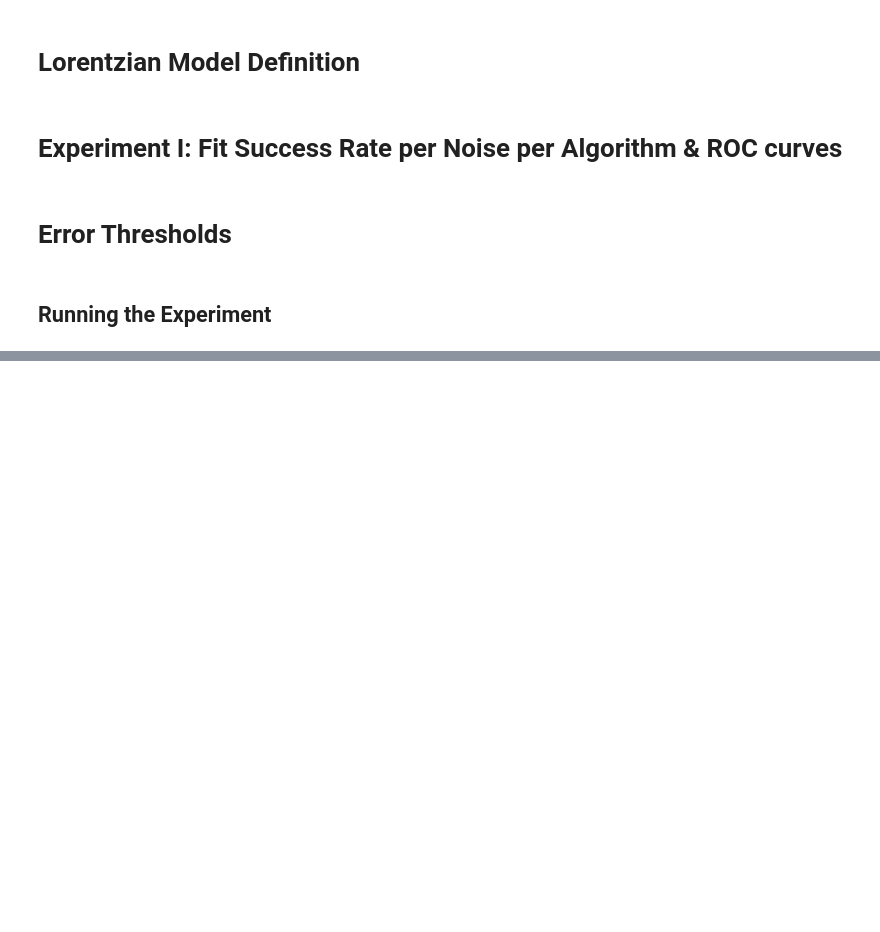
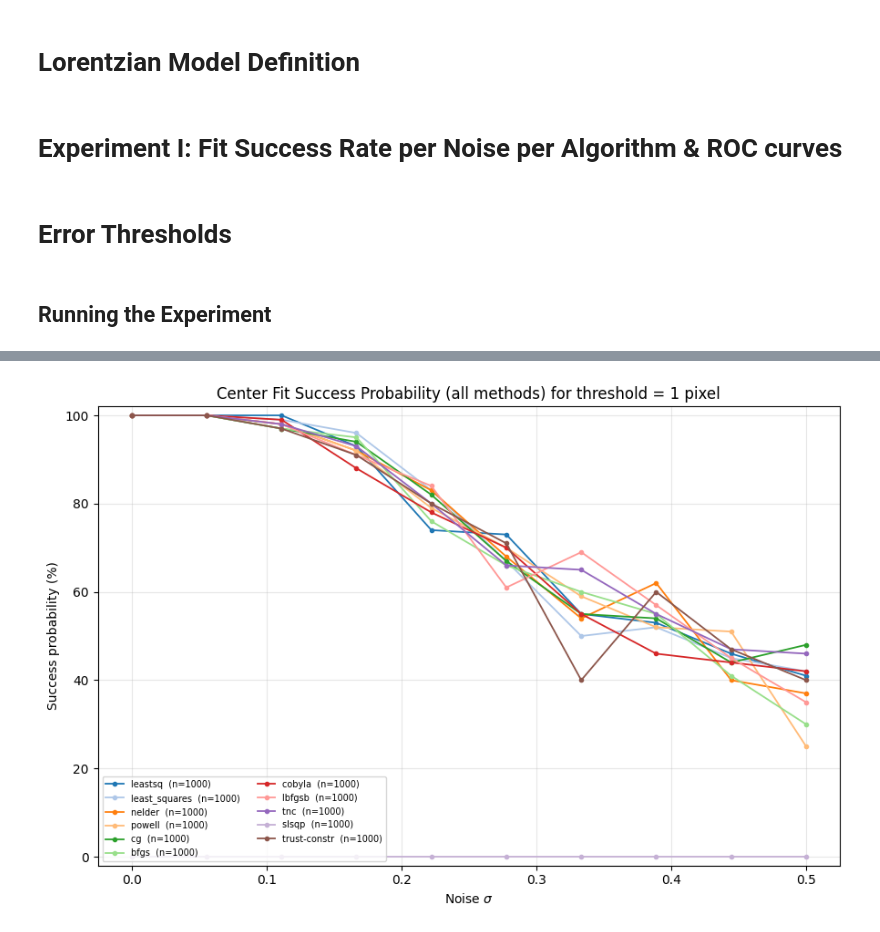
Before and after one commit to SauloSamps/Raman-Fitting-Pipeline, a Jupyter notebook: code/labs/Experiments_Fitting_Tolerances.ipynb, the cells around one changed output, grey strips where cells are left out. Drawn from its saved outputs; the diff is of its cells as text; code cells hidden in the pictures; blank space fills up the shorter version.

Commit message:
Updating the experiments

```diff
--- a/code/labs/Experiments_Fitting_Tolerances.ipynb
+++ b/code/labs/Experiments_Fitting_Tolerances.ipynb
@@ -118,0 +221,64 @@ with open('Experiment_I_Results.csv', 'w', newline='') as savefile:
+# %%
+n_noise = len(noise_levels)
+n_methods = len(METHODS)
+
+# Accumulate success counts per (method, noise_group)
+center_succ = np.zeros((n_methods, n_noise))
+# Also count actual rows seen per (method, noise_group) in case some were dropped
+counts      = np.zeros((n_methods, n_noise), dtype=int)
+
+method_idx = {m: i for i, m in enumerate(METHODS)}
+
+with open('Experiment_All_Methods_Results.csv', 'r', newline='') as f:
+    reader = csv.DictReader(f)          # header names drive column access
+    for row in reader:
+        m = row['method']
+        if m not in method_idx:
+            continue
+        mi = method_idx[m]
+        gi = int(row['noise_gp'])
+
+        # Skip failed / nan fits — decide your policy here
+        if row['success'].strip().lower() != 'true':
+            counts[mi, gi] += 1          # still counts toward denominator
+            continue
+
+        center_t = np.float64(row['x0_true'])
+        center_f = np.float64(row['x0_f'])
+
+        if np.isnan(center_f):
+            counts[mi, gi] += 1
+            continue
+
+        ok = center_pixel_error(center_t, center_f,
+                                x_min, x_max, num_points,
+                                pixel_threshold=1)
+        center_succ[mi, gi] += ok
+        counts[mi, gi]      += 1
+
+# Normalize (guard against zero counts)
+with np.errstate(invalid='ignore', divide='ignore'):
+    prob = np.where(counts > 0, center_succ / counts * 100.0, np.nan)
+
+# ---------------- Plot ----------------
+fig, ax = plt.subplots(figsize=(9, 6))
+cmap = plt.get_cmap('tab20')
+
+for mi, m in enumerate(METHODS):
+    ax.plot(noise_levels, prob[mi],
+            marker='o', ms=3, lw=1.3,
+            color=cmap(mi % 20),
+            label=f"{m}  (n={counts[mi].sum()})")
+
+ax.set_title("Center Fit Success Probability (all methods) for threshold = 1 pixel")
+ax.set_xlabel(r"Noise $\sigma$")
+ax.set_ylabel("Success probability (%)")
+ax.set_ylim(-2, 102)
+ax.grid(alpha=0.3)
+ax.legend(fontsize=7, ncol=2, loc='lower left', frameon=True)
+fig.tight_layout()
+fig.savefig("fit_success_all_methods.png", dpi=150)
+plt.show()
+plt.close()
+# %% [output]
+[figure, added]
```
Also changed, not shown: parts of 6 cells of this notebook, 1 other file.
